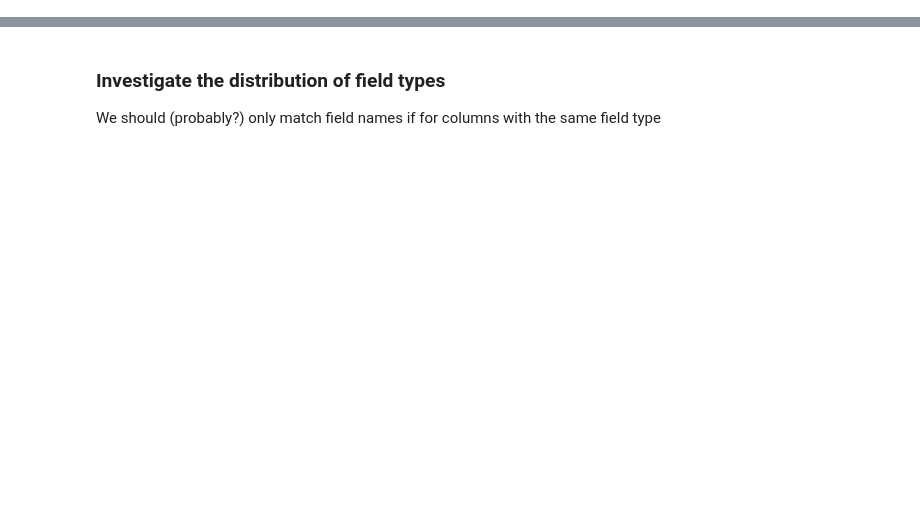
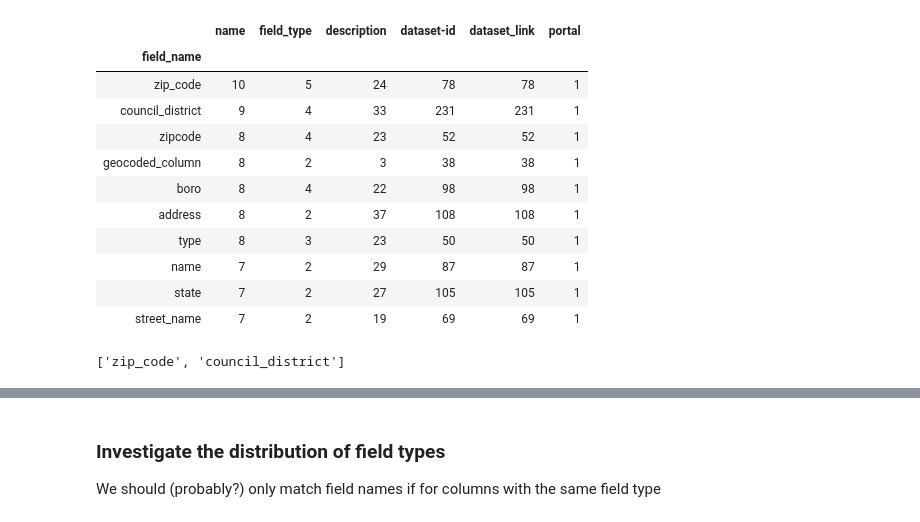
Before and after one commit to tsdataclinic/scout, a Jupyter notebook: analysis/avery-eda.ipynb, the cells around one changed output, grey strips where cells are left out. Saved outputs shown, nothing was run; the diff lists cells and outputs as text; code cells hidden in the pictures; blank space fills up the shorter version.

```diff
--- a/analysis/avery-eda.ipynb
+++ b/analysis/avery-eda.ipynb
@@ -14,0 +68,20 @@ common_columns_df.describe()
+# %%
+values_per_field_name.iloc[:10]
+# %% [output]
+|  | name | field_type | description | dataset-id | dataset_link | portal |
+| field_name |  |  |  |  |  |  |
+| zip_code | 10 | 5 | 24 | 78 | 78 | 1 |
+| council_district | 9 | 4 | 33 | 231 | 231 | 1 |
+| zipcode | 8 | 4 | 23 | 52 | 52 | 1 |
+| geocoded_column | 8 | 2 | 3 | 38 | 38 | 1 |
+| boro | 8 | 4 | 22 | 98 | 98 | 1 |
+| address | 8 | 2 | 37 | 108 | 108 | 1 |
+| type | 8 | 3 | 23 | 50 | 50 | 1 |
+| name | 7 | 2 | 29 | 87 | 87 | 1 |
+| state | 7 | 2 | 27 | 105 | 105 | 1 |
+| street_name | 7 | 2 | 19 | 69 | 69 | 1 |
+# %%
+worst_field_names = values_per_field_name[values_per_field_name['name'] >= 9].index.tolist()
+worst_field_names
+# %% [output]
+['zip_code', 'council_district']
```
Also changed, not shown: parts of 32 cells of this notebook.
